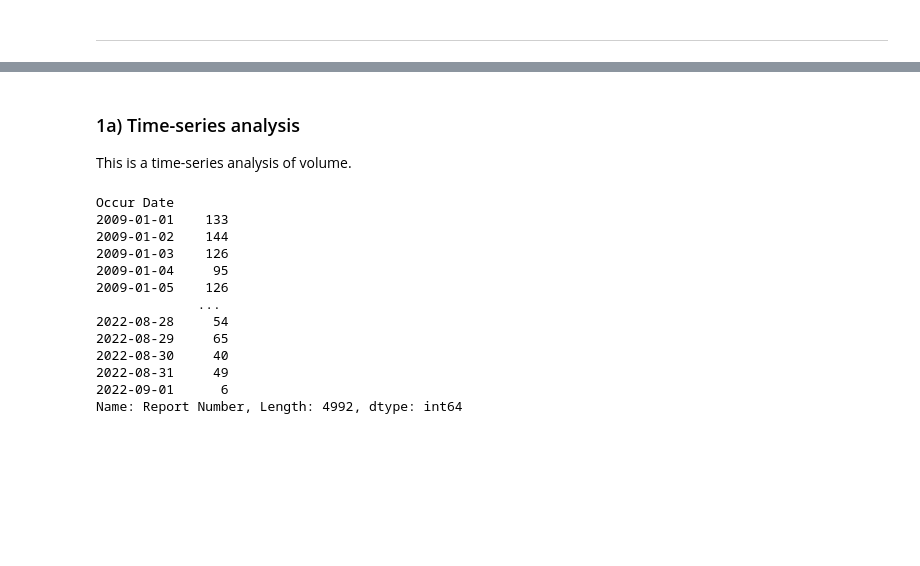
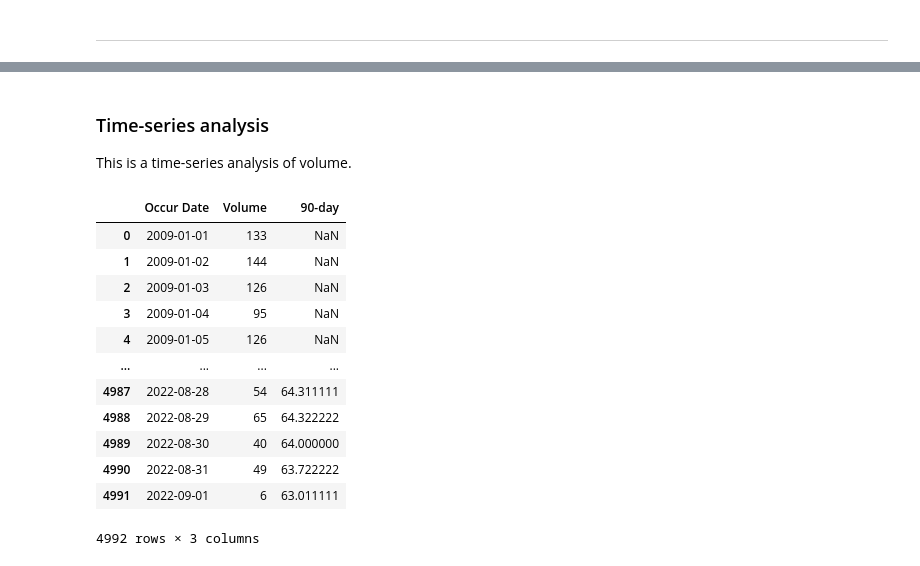
Before and after one commit to bdub-1/Atlanta-Crime-Project, a Jupyter notebook: Atlanta crime 2009-2022/Atlanta Crimes 2009-2022.ipynb, the cells around one changed output, grey strips where cells are left out. Saved outputs shown, nothing was run; the diff lists cells and outputs as text; code cells hidden in the pictures; blank space fills up the shorter version.

```diff
--- a/Atlanta crime 2009-2022/Atlanta Crimes 2009-2022.ipynb
+++ b/Atlanta crime 2009-2022/Atlanta Crimes 2009-2022.ipynb
@@ -249,33 +204,38 @@ The larger data frame of df_union will be in part 1 and part 2 will utilize zone
 # %% [markdown]
-###  1a) Time-series analysis
+### Time-series analysis
 This is a time-series analysis of volume.
 # %%
 # Select columns of interest
 keep = ['Report Number', 'Occur Date']
 ts_data = df_union[keep]
 
 # Drop rows with NaT and older than 2009
 ts_data = ts_data.dropna()
 ts_data = ts_data.drop(ts_data[ts_data['Occur Date'] < '2009-01-01'].index)
+seasonal_data = ts_data # creating copy of data here to use in another model
 
 # Group by date to track volume each day
-ts_data = ts_data.groupby('Occur Date')['Report Number'].count()
+ts_data = ts_data.groupby('Occur Date')['Report Number'].count().reset_index()
+ts_data.columns = ['Occur Date', 'Volume']
+
+# Add a 90-day moving average
+ts_data['90-day'] = ts_data.rolling(window = 90).mean()
 
 ts_data
 # %% [output]
+|  | Occur Date | Volume | 90-day |
+| 0 | 2009-01-01 | 133 | NaN |
+| 1 | 2009-01-02 | 144 | NaN |
+| 2 | 2009-01-03 | 126 | NaN |
+| 3 | 2009-01-04 | 95 | NaN |
+| 4 | 2009-01-05 | 126 | NaN |
+| ... | ... | ... | ... |
+| 4987 | 2022-08-28 | 54 | 64.311111 |
+| 4988 | 2022-08-29 | 65 | 64.322222 |
+| 4989 | 2022-08-30 | 40 | 64.000000 |
+| 4990 | 2022-08-31 | 49 | 63.722222 |
+| 4991 | 2022-09-01 | 6 | 63.011111 |
-Occur Date
-2009-01-01    133
-2009-01-02    144
-2009-01-03    126
-2009-01-04     95
-2009-01-05    126
-             ...
-2022-08-28     54
-2022-08-29     65
-2022-08-30     40
-2022-08-31     49
-2022-09-01      6
-Name: Report Number, Length: 4992, dtype: int64
+4992 rows × 3 columns
 # %%
 # Build the time-series model
 
```
Also changed, not shown: parts of 39 cells of this notebook, 1 other file.
